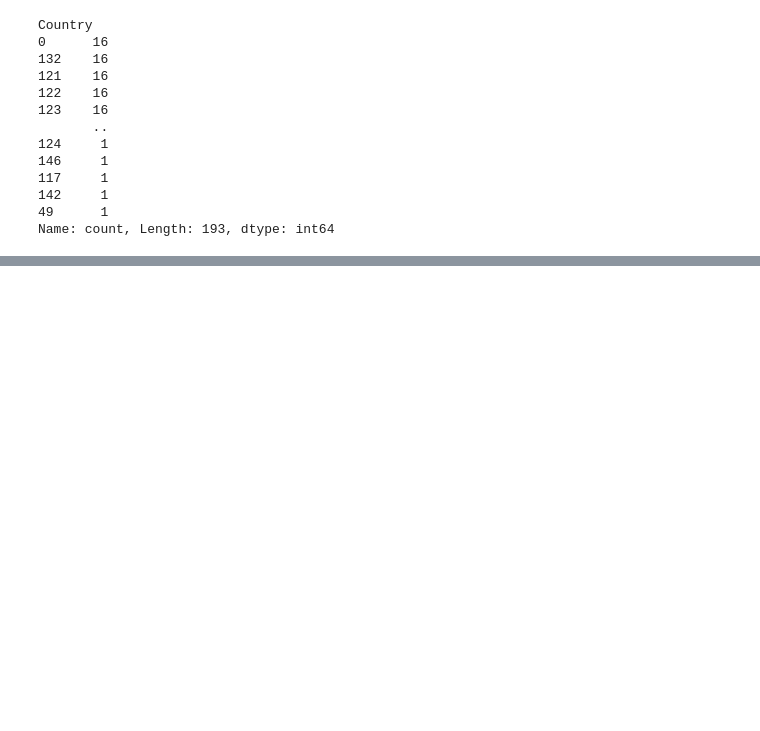
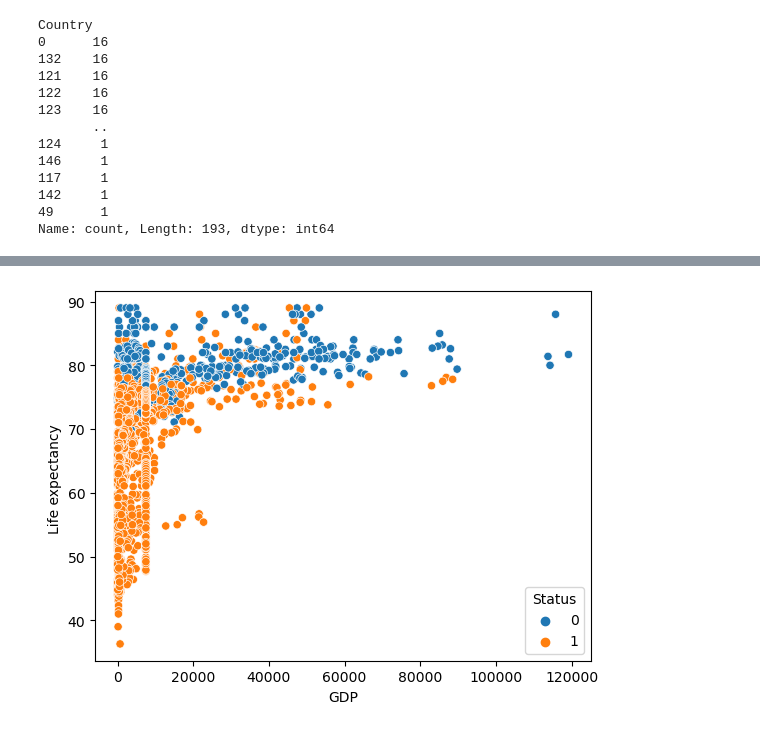
Before and after one commit to Kru301019/courseaProject, a Jupyter notebook: Life Expectancy Prediction Using Machine Learning/Life Expectancy Prediction with Machine Learning.ipynb, the cells around one changed output, grey strips where cells are left out. Drawn from its saved outputs; the diff is of its cells as text; code cells hidden in the pictures; blank space fills up the shorter version.

```diff
--- a/Life Expectancy Prediction Using Machine Learning/Life Expectancy Prediction with Machine Learning.ipynb
+++ b/Life Expectancy Prediction Using Machine Learning/Life Expectancy Prediction with Machine Learning.ipynb
@@ -116,0 +120,5 @@ Name: count, Length: 193, dtype: int64
+# %%
+sns.scatterplot(x='GDP', y='Life expectancy ', hue='Status', data=df)
+plt.show()
+# %% [output]
+[figure, added]
```
Also changed, not shown: parts of 13 cells of this notebook.
